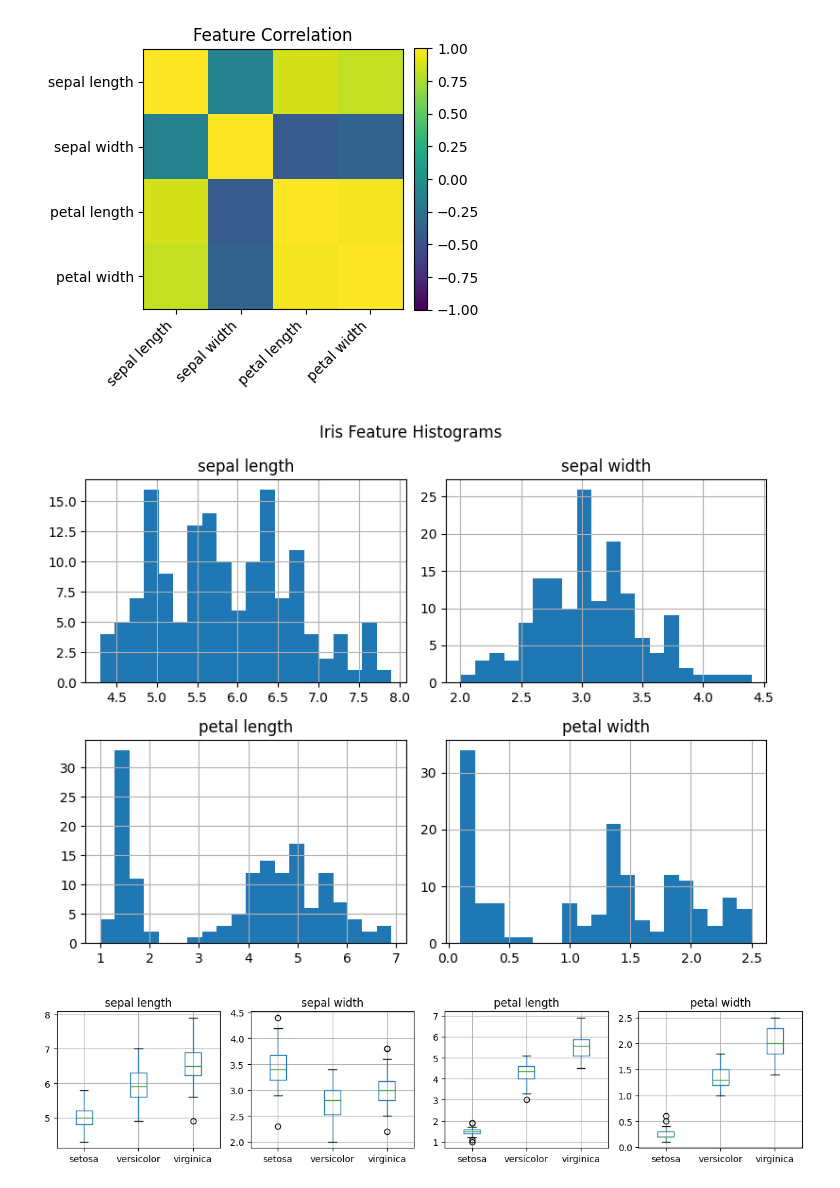
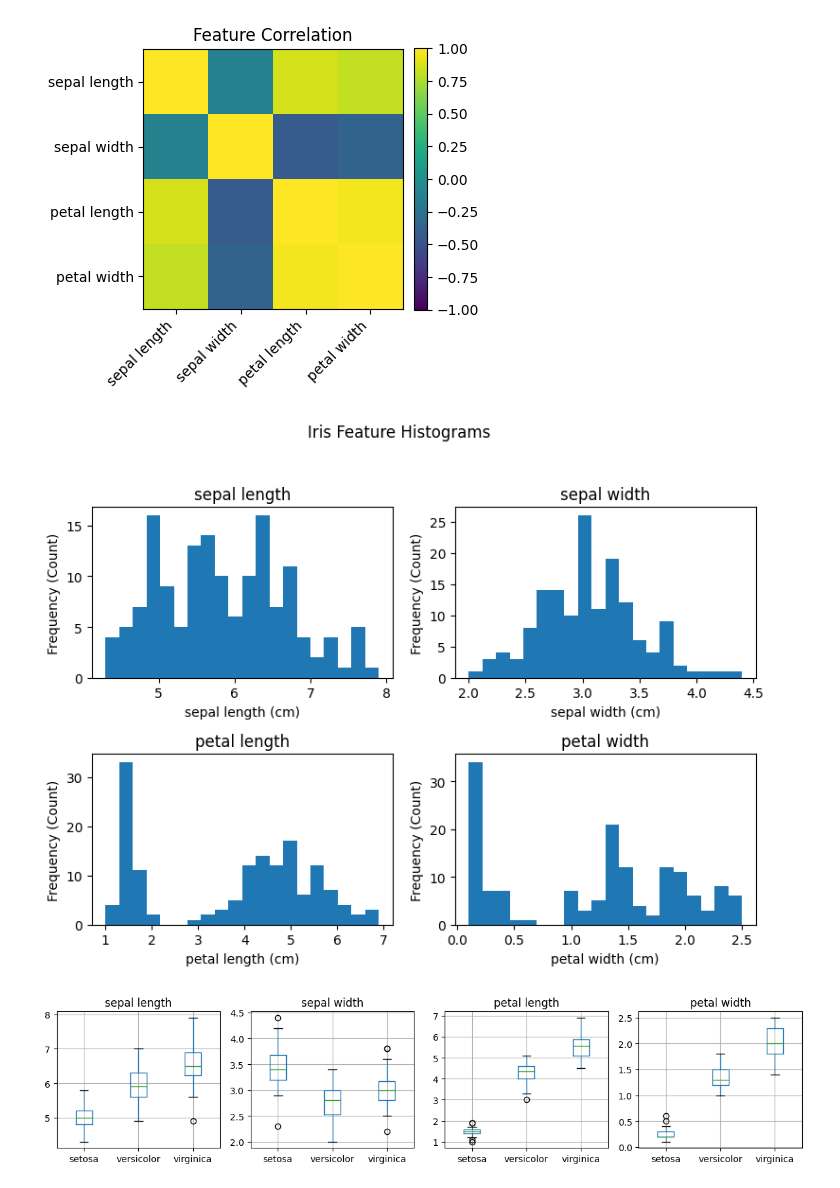
Before and after one commit to LukasKuhz/551git, a Jupyter notebook: A1.ipynb, the cells around one changed output. Saved outputs shown, nothing was run; the diff lists cells and outputs as text; code cells hidden in the pictures.

```diff
--- a/A1.ipynb
+++ b/A1.ipynb
@@ -65,9 +56,16 @@ ax.set_title("Feature Correlation"); plt.tight_layout(); plt.show()
 # %%
 #Histograms
 axes = df_iris[features].hist(bins=20,figsize=(8,6))
-plt.suptitle("Iris Feature Histograms"); plt.tight_layout();    plt.show()
+plt.suptitle("Iris Feature Histograms"); plt.tight_layout();
+for ax, feature in zip(axes.flatten(), features):
+    ax.set_xlabel(f"{feature} (cm)", fontsize=10)
+    ax.set_ylabel("Frequency (Count)", fontsize=10)
+    ax.grid(False)
+
+plt.tight_layout(rect=[0, 0, 1, 0.95])
+plt.show()
 # %% [output]
-[figure, old version]
+[figure, new version]
 # %%
 #Boxplots by Species
 fig, axs = plt.subplots(1, 4, figsize=(12,3), sharey=False)
```
Also changed, not shown: parts of 7 cells of this notebook, 2 other files.
